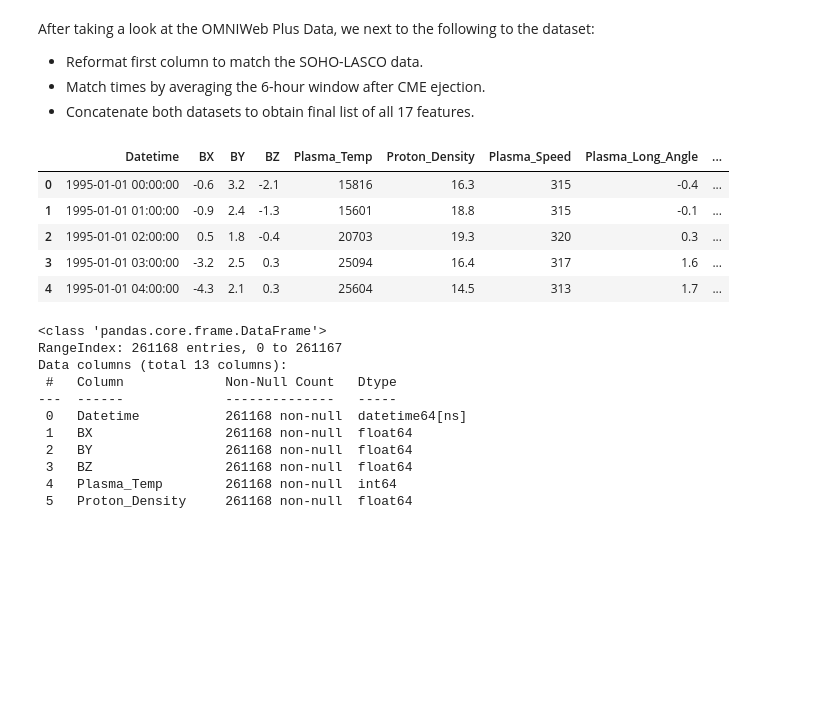
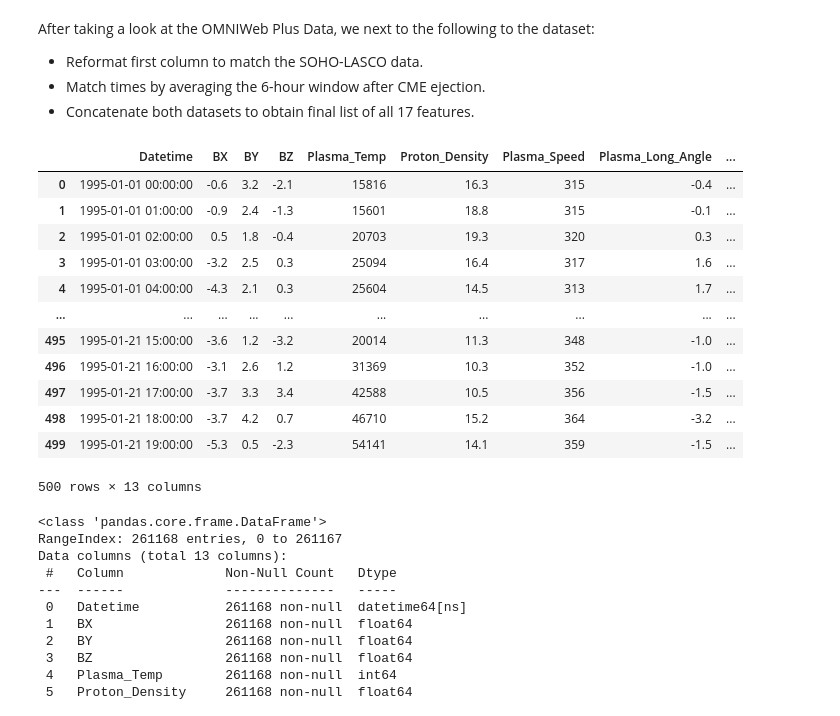
Before and after one commit to yusufmspahi/IBM-Z-Datathon-2024, a Jupyter notebook: data_preprocessing.ipynb, the cells around one changed output. Saved outputs shown, nothing was run; the diff lists cells and outputs as text; code cells hidden in the pictures; blank space fills up the shorter version.

```diff
--- a/data_preprocessing.ipynb
+++ b/data_preprocessing.ipynb
@@ -190,14 +191,21 @@ After taking a look at the OMNIWeb Plus Data, we next to the following to the da
 # %%
 # Step 1: Reformat Datetime column
 omniweb_df['Datetime'] = pd.to_datetime(omniweb_df['Datetime'] + ':00', dayfirst=True)
-omniweb_df.head()
+omniweb_df.head(500)
 # %% [output]
 |  | Datetime | BX | BY | BZ | Plasma_Temp | Proton_Density | Plasma_Speed | Plasma_Long_Angle | ... |
 | 0 | 1995-01-01 00:00:00 | -0.6 | 3.2 | -2.1 | 15816 | 16.3 | 315 | -0.4 | ... |
 | 1 | 1995-01-01 01:00:00 | -0.9 | 2.4 | -1.3 | 15601 | 18.8 | 315 | -0.1 | ... |
 | 2 | 1995-01-01 02:00:00 | 0.5 | 1.8 | -0.4 | 20703 | 19.3 | 320 | 0.3 | ... |
 | 3 | 1995-01-01 03:00:00 | -3.2 | 2.5 | 0.3 | 25094 | 16.4 | 317 | 1.6 | ... |
 | 4 | 1995-01-01 04:00:00 | -4.3 | 2.1 | 0.3 | 25604 | 14.5 | 313 | 1.7 | ... |
+| ... | ... | ... | ... | ... | ... | ... | ... | ... | ... |
+| 495 | 1995-01-21 15:00:00 | -3.6 | 1.2 | -3.2 | 20014 | 11.3 | 348 | -1.0 | ... |
+| 496 | 1995-01-21 16:00:00 | -3.1 | 2.6 | 1.2 | 31369 | 10.3 | 352 | -1.0 | ... |
+| 497 | 1995-01-21 17:00:00 | -3.7 | 3.3 | 3.4 | 42588 | 10.5 | 356 | -1.5 | ... |
+| 498 | 1995-01-21 18:00:00 | -3.7 | 4.2 | 0.7 | 46710 | 15.2 | 364 | -3.2 | ... |
+| 499 | 1995-01-21 19:00:00 | -5.3 | 0.5 | -2.3 | 54141 | 14.1 | 359 | -1.5 | ... |
+500 rows × 13 columns
 # %%
 omniweb_df.info()
 # %% [output]
```
Also changed, not shown: parts of 29 cells of this notebook, 8 other files.
